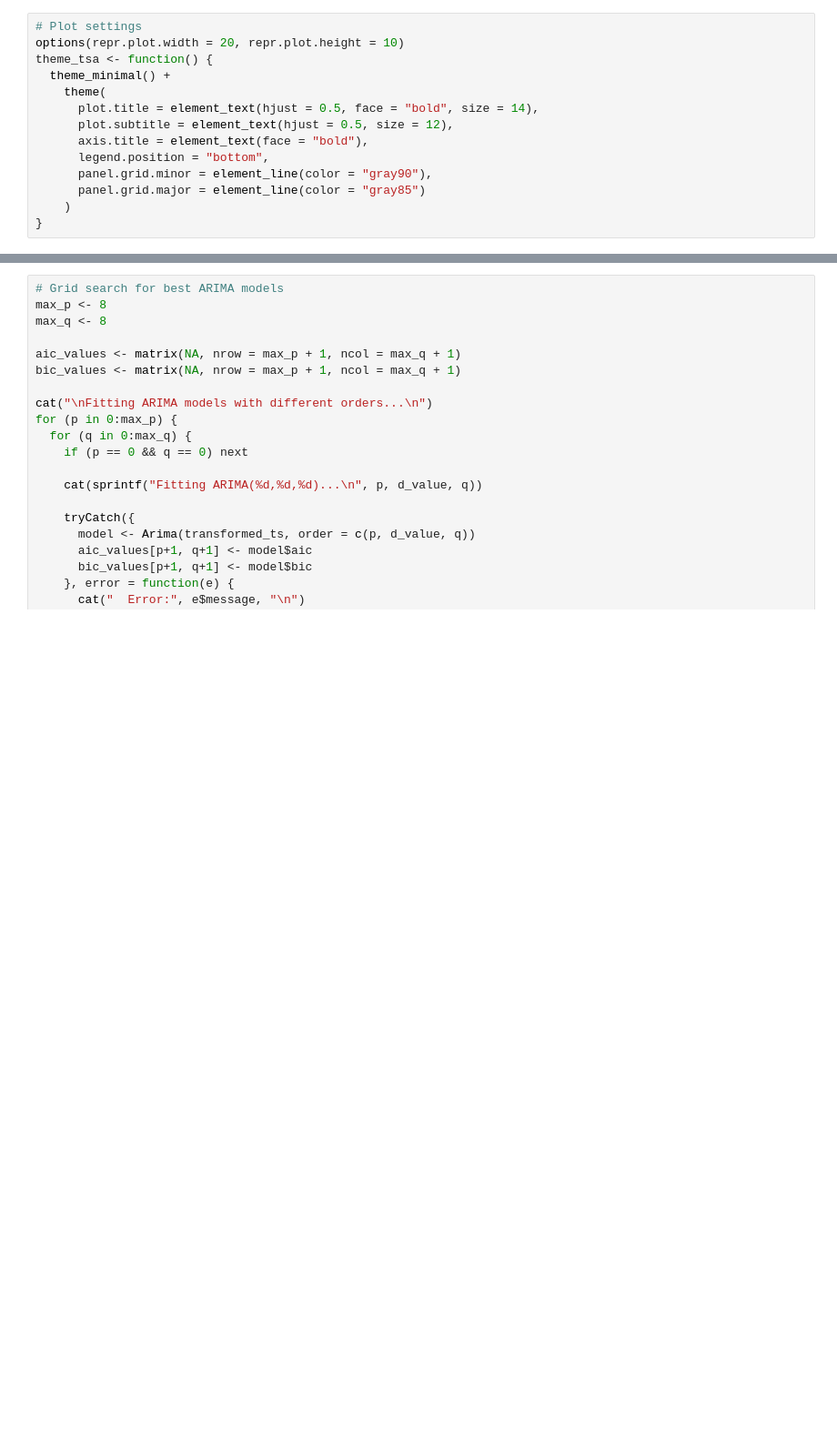
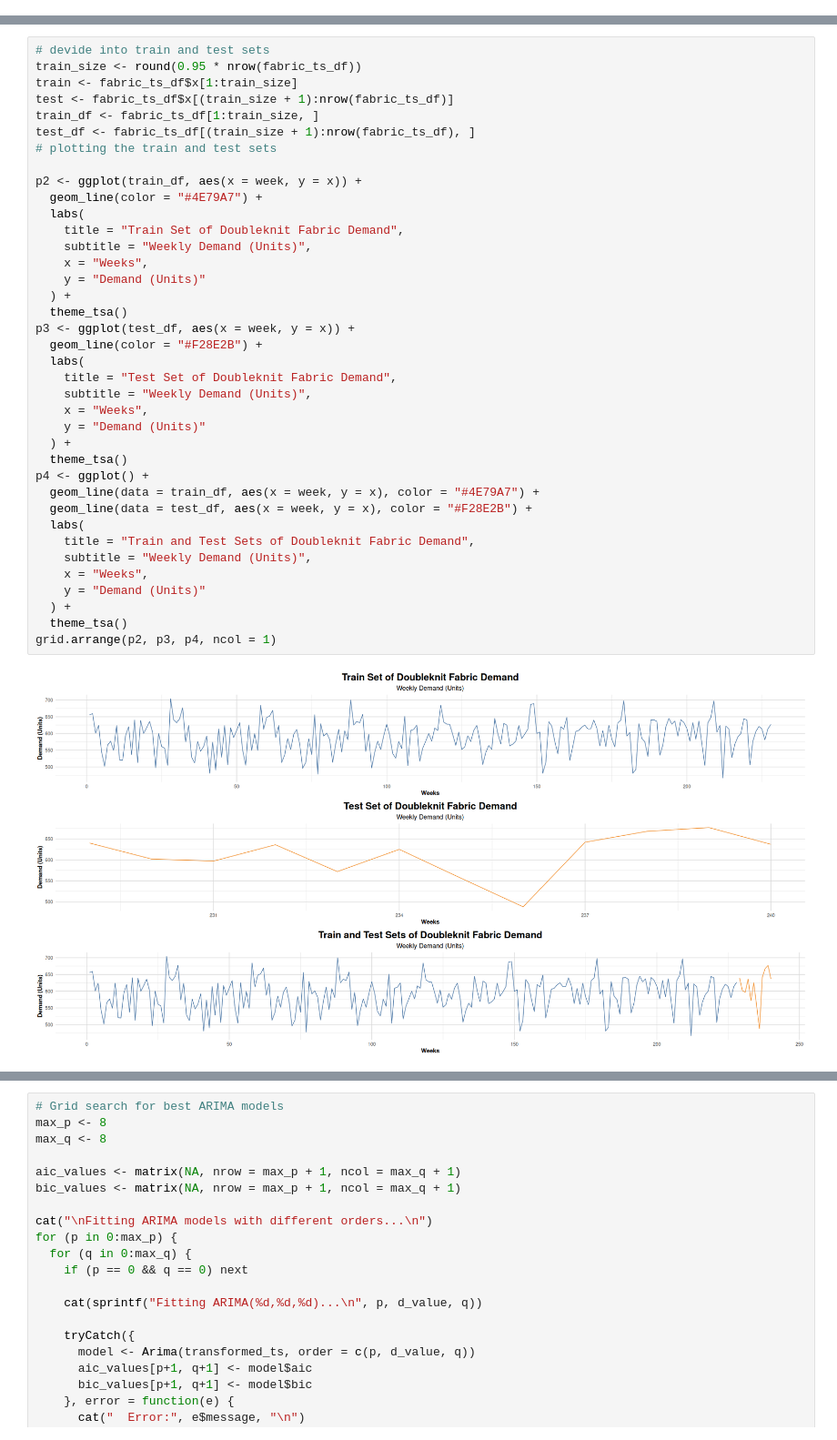
Before and after one commit to LyesHADJAR/TSAC-Individual-Project, a Jupyter notebook: notebooks/tsa_doubleknit_fab.ipynb, the cells around one changed output, grey strips where cells are left out. Shown at 91% size. Saved outputs shown, nothing was run; the diff lists cells and outputs as text; blank space fills up the shorter version.

```diff
--- a/notebooks/tsa_doubleknit_fab.ipynb
+++ b/notebooks/tsa_doubleknit_fab.ipynb
@@ -39,14 +0,0 @@ The following object is masked from ‘package:utils’:
-# %%
-# Plot settings
-options(repr.plot.width = 20, repr.plot.height = 10)
-theme_tsa <- function() {
-  theme_minimal() +
-    theme(
-      plot.title = element_text(hjust = 0.5, face = "bold", size = 14),
-      plot.subtitle = element_text(hjust = 0.5, size = 12),
-      axis.title = element_text(face = "bold"),
-      legend.position = "bottom",
-      panel.grid.minor = element_line(color = "gray90"),
-      panel.grid.major = element_line(color = "gray85")
-    )
-}
@@ -337,0 +132,40 @@ plot(subset_results, which = "bic", main = "ARMA Model Selection by BIC",
+# %%
+# devide into train and test sets
+train_size <- round(0.95 * nrow(fabric_ts_df))
+train <- fabric_ts_df$x[1:train_size]
+test <- fabric_ts_df$x[(train_size + 1):nrow(fabric_ts_df)]
+train_df <- fabric_ts_df[1:train_size, ]
+test_df <- fabric_ts_df[(train_size + 1):nrow(fabric_ts_df), ]
+# plotting the train and test sets
+
+p2 <- ggplot(train_df, aes(x = week, y = x)) +
+  geom_line(color = "#4E79A7") +
+  labs(
+    title = "Train Set of Doubleknit Fabric Demand",
+    subtitle = "Weekly Demand (Units)",
+    x = "Weeks",
+    y = "Demand (Units)"
+  ) +
+  theme_tsa()
+p3 <- ggplot(test_df, aes(x = week, y = x)) +
+  geom_line(color = "#F28E2B") +
+  labs(
+    title = "Test Set of Doubleknit Fabric Demand",
+    subtitle = "Weekly Demand (Units)",
+    x = "Weeks",
+    y = "Demand (Units)"
+  ) +
+  theme_tsa()
+p4 <- ggplot() +
+  geom_line(data = train_df, aes(x = week, y = x), color = "#4E79A7") +
+  geom_line(data = test_df, aes(x = week, y = x), color = "#F28E2B") +
+  labs(
+    title = "Train and Test Sets of Doubleknit Fabric Demand",
+    subtitle = "Weekly Demand (Units)",
+    x = "Weeks",
+    y = "Demand (Units)"
+  ) +
+  theme_tsa()
+grid.arrange(p2, p3, p4, ncol = 1)
+# %% [output]
+[figure, added]
```
Also changed, not shown: parts of 39 cells of this notebook.
